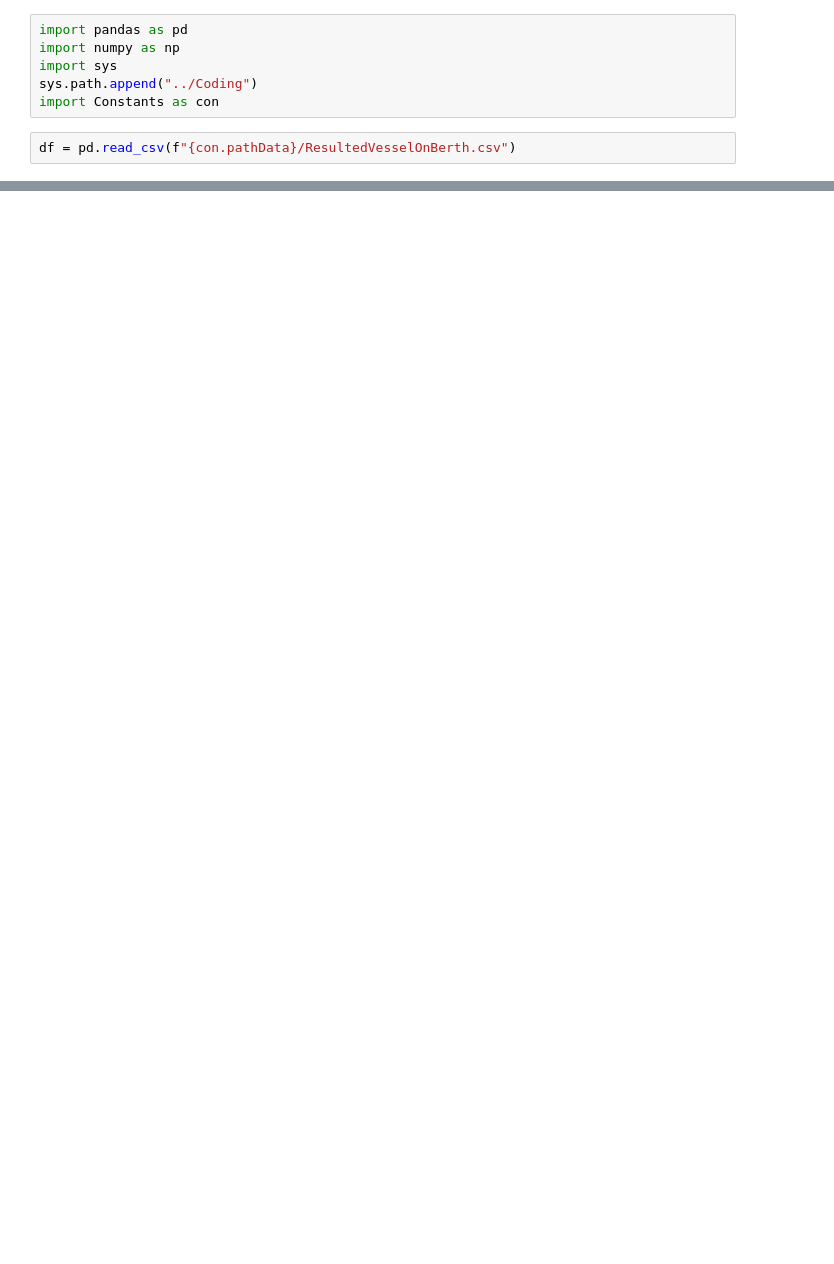
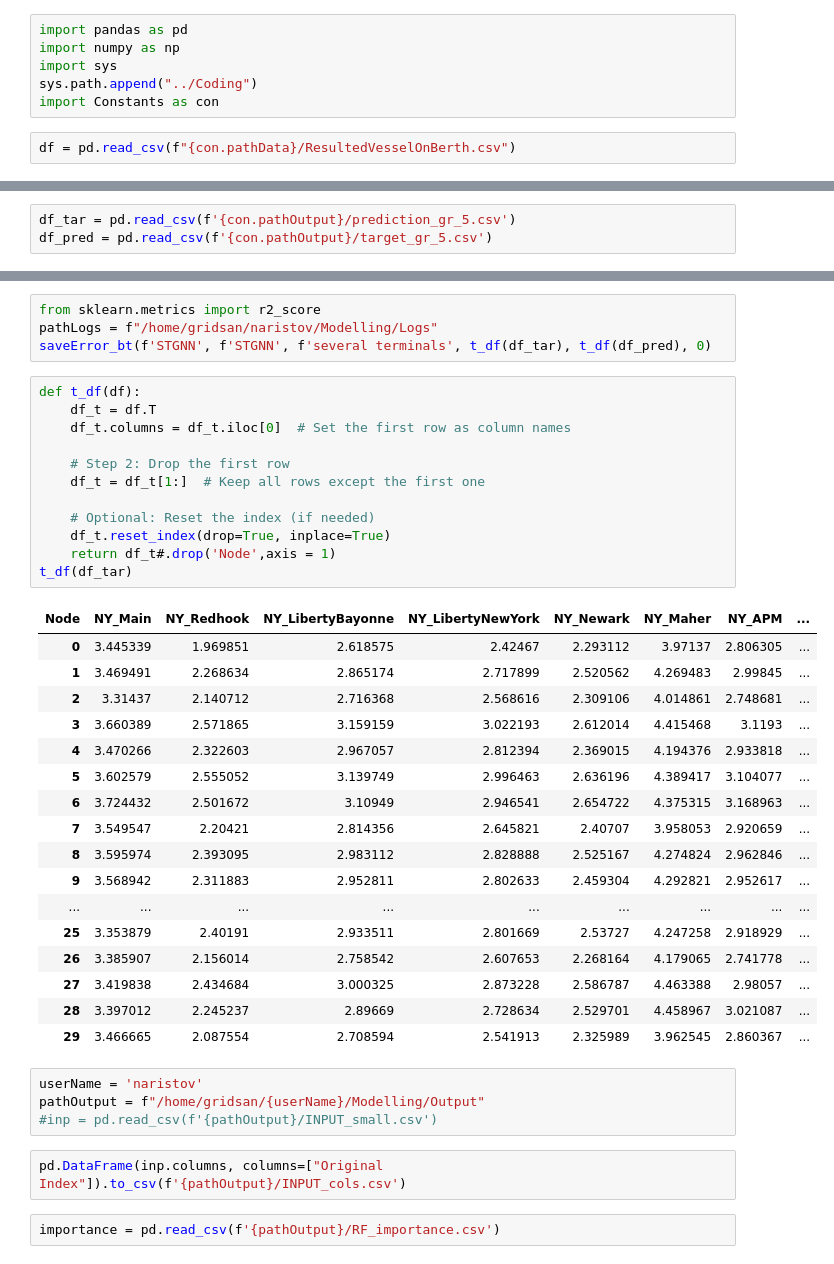
Before and after one commit to aristovnv/MIT_CTL_FLOW_2024, a Jupyter notebook: Modelling/ConstructingRoutes.ipynb, the cells around one changed output, grey strips where cells are left out. Cells and saved outputs as stored; diff of their text form; blank space fills up the shorter version.

```diff
--- a/Modelling/ConstructingRoutes.ipynb
+++ b/Modelling/ConstructingRoutes.ipynb
@@ -68,0 +63,3 @@ df_pivot.to_csv(f"{con.pathData}/Routes2.csv")
+# %%
+df_tar = pd.read_csv(f'{con.pathOutput}/prediction_gr_5.csv')
+df_pred = pd.read_csv(f'{con.pathOutput}/target_gr_5.csv')
@@ -68,0 +166,42 @@ df_pivot.to_csv(f"{con.pathData}/Routes2.csv")
+# %%
+from sklearn.metrics import r2_score
+pathLogs = f"/home/gridsan/naristov/Modelling/Logs"
+saveError_bt(f'STGNN', f'STGNN', f'several terminals', t_df(df_tar), t_df(df_pred), 0)
+# %%
+def t_df(df):
+    df_t = df.T
+    df_t.columns = df_t.iloc[0]  # Set the first row as column names
+
+    # Step 2: Drop the first row
+    df_t = df_t[1:]  # Keep all rows except the first one
+
+    # Optional: Reset the index (if needed)
+    df_t.reset_index(drop=True, inplace=True)
+    return df_t#.drop('Node',axis = 1)
+t_df(df_tar)
+# %% [output]
+| Node | NY_Main | NY_Redhook | NY_LibertyBayonne | NY_LibertyNewYork | NY_Newark | NY_Maher | NY_APM | ... |
+| 0 | 3.445339 | 1.969851 | 2.618575 | 2.42467 | 2.293112 | 3.97137 | 2.806305 | ... |
+| 1 | 3.469491 | 2.268634 | 2.865174 | 2.717899 | 2.520562 | 4.269483 | 2.99845 | ... |
+| 2 | 3.31437 | 2.140712 | 2.716368 | 2.568616 | 2.309106 | 4.014861 | 2.748681 | ... |
+| 3 | 3.660389 | 2.571865 | 3.159159 | 3.022193 | 2.612014 | 4.415468 | 3.1193 | ... |
+| 4 | 3.470266 | 2.322603 | 2.967057 | 2.812394 | 2.369015 | 4.194376 | 2.933818 | ... |
+| 5 | 3.602579 | 2.555052 | 3.139749 | 2.996463 | 2.636196 | 4.389417 | 3.104077 | ... |
+| 6 | 3.724432 | 2.501672 | 3.10949 | 2.946541 | 2.654722 | 4.375315 | 3.168963 | ... |
+| 7 | 3.549547 | 2.20421 | 2.814356 | 2.645821 | 2.40707 | 3.958053 | 2.920659 | ... |
+| 8 | 3.595974 | 2.393095 | 2.983112 | 2.828888 | 2.525167 | 4.274824 | 2.962846 | ... |
+| 9 | 3.568942 | 2.311883 | 2.952811 | 2.802633 | 2.459304 | 4.292821 | 2.952617 | ... |
+| ... | ... | ... | ... | ... | ... | ... | ... | ... |
+| 25 | 3.353879 | 2.40191 | 2.933511 | 2.801669 | 2.53727 | 4.247258 | 2.918929 | ... |
+| 26 | 3.385907 | 2.156014 | 2.758542 | 2.607653 | 2.268164 | 4.179065 | 2.741778 | ... |
+| 27 | 3.419838 | 2.434684 | 3.000325 | 2.873228 | 2.586787 | 4.463388 | 2.98057 | ... |
+| 28 | 3.397012 | 2.245237 | 2.89669 | 2.728634 | 2.529701 | 4.458967 | 3.021087 | ... |
+| 29 | 3.466665 | 2.087554 | 2.708594 | 2.541913 | 2.325989 | 3.962545 | 2.860367 | ... |
+# %%
+userName = 'naristov'
+pathOutput = f"/home/gridsan/{userName}/Modelling/Output"
+#inp = pd.read_csv(f'{pathOutput}/INPUT_small.csv')
+# %%
+pd.DataFrame(inp.columns, columns=["Original Index"]).to_csv(f'{pathOutput}/INPUT_cols.csv')
+# %%
+importance = pd.read_csv(f'{pathOutput}/RF_importance.csv')
```
Also changed, not shown: parts of 6 cells of this notebook, 7 other files.
